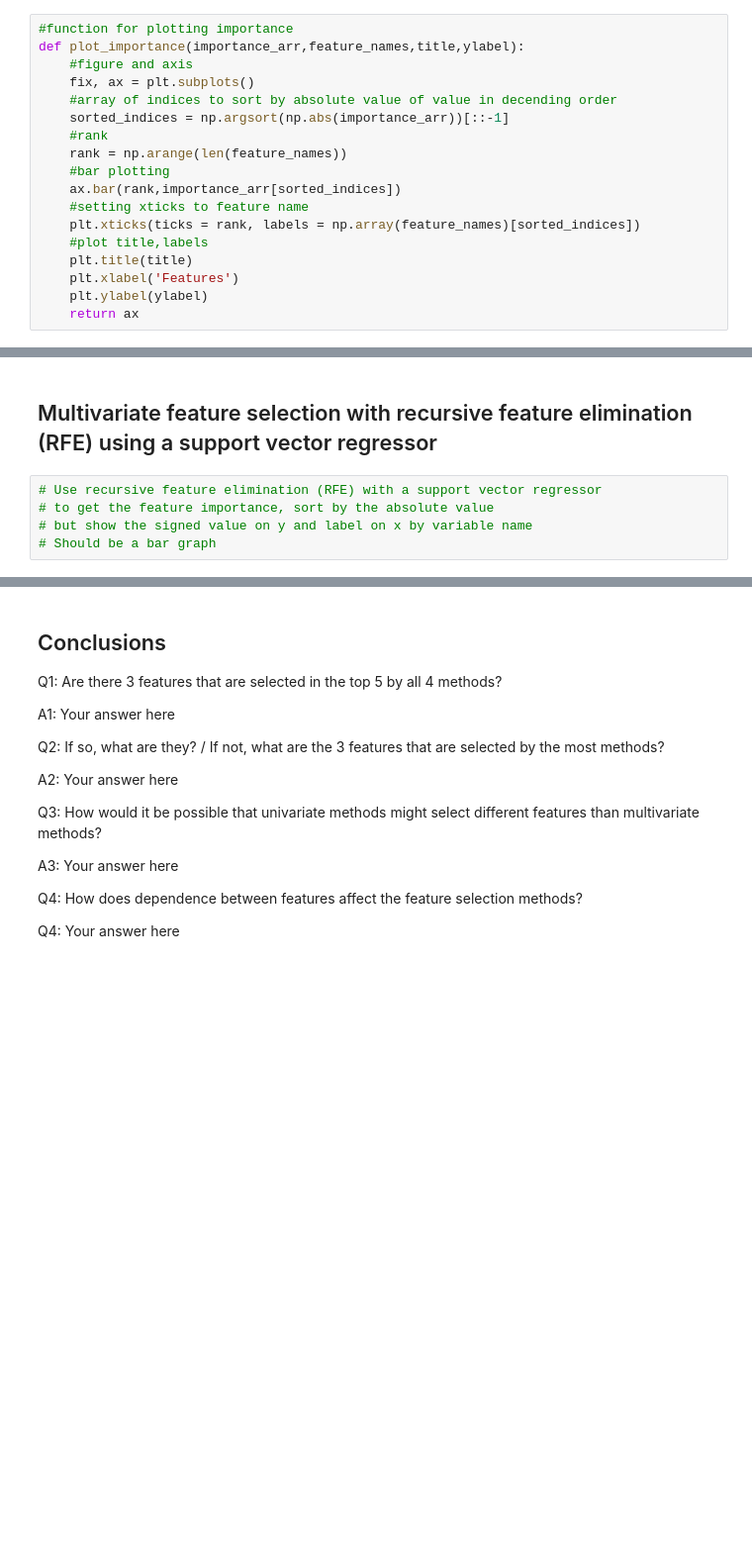
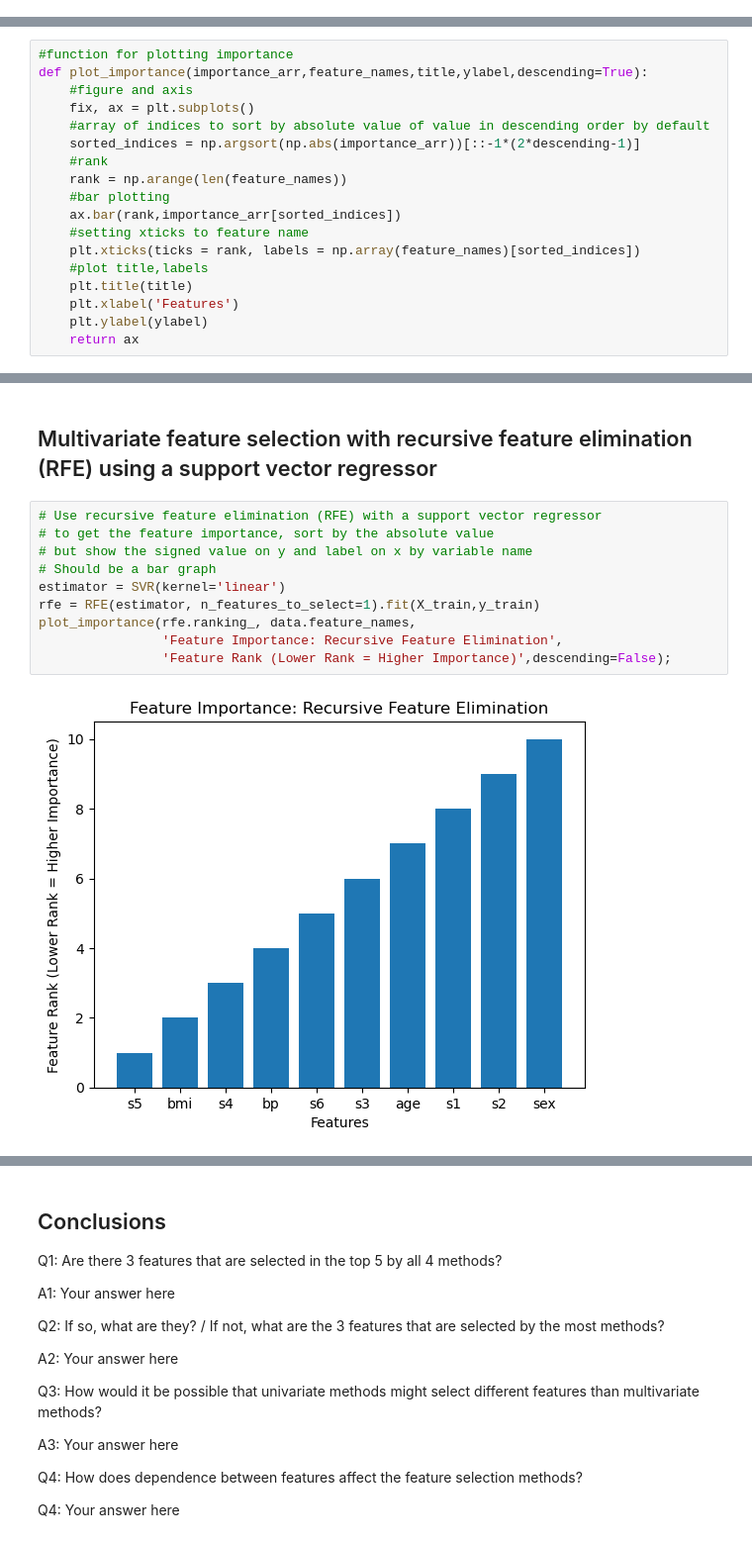
Before and after one commit to lau-allen/feature-selection-comparison, a Jupyter notebook: dsei2100s23hw4p3-feature-selection.ipynb, the cells around one changed output, grey strips where cells are left out. Shown at 99% size. Cells and saved outputs as stored; diff of their text form; blank space fills up the shorter version.

Commit message:
adjustments to plotting and printing functions; RFE

```diff
--- a/dsei2100s23hw4p3-feature-selection.ipynb
+++ b/dsei2100s23hw4p3-feature-selection.ipynb
@@ -52,18 +49,0 @@ from sklearn.svm import SVR
-# %%
-#function for plotting importance
-def plot_importance(importance_arr,feature_names,title,ylabel):
-    #figure and axis
-    fix, ax = plt.subplots()
-    #array of indices to sort by absolute value of value in decending order
-    sorted_indices = np.argsort(np.abs(importance_arr))[::-1]
-    #rank
-    rank = np.arange(len(feature_names))
-    #bar plotting
-    ax.bar(rank,importance_arr[sorted_indices])
-    #setting xticks to feature name
-    plt.xticks(ticks = rank, labels = np.array(feature_names)[sorted_indices])
-    #plot title,labels
-    plt.title(title)
-    plt.xlabel('Features')
-    plt.ylabel(ylabel)
-    return ax
@@ -79,0 +52,18 @@ def print_top5(importance_arr, feature_names,title):
+# %%
+#function for plotting importance
+def plot_importance(importance_arr,feature_names,title,ylabel,descending=True):
+    #figure and axis
+    fix, ax = plt.subplots()
+    #array of indices to sort by absolute value of value in descending order by default
+    sorted_indices = np.argsort(np.abs(importance_arr))[::-1*(2*descending-1)]
+    #rank
+    rank = np.arange(len(feature_names))
+    #bar plotting
+    ax.bar(rank,importance_arr[sorted_indices])
+    #setting xticks to feature name
+    plt.xticks(ticks = rank, labels = np.array(feature_names)[sorted_indices])
+    #plot title,labels
+    plt.title(title)
+    plt.xlabel('Features')
+    plt.ylabel(ylabel)
+    return ax
@@ -218,7 +221,14 @@ age : 0.083
 # %%
 # Use recursive feature elimination (RFE) with a support vector regressor
 # to get the feature importance, sort by the absolute value
 # but show the signed value on y and label on x by variable name
 # Should be a bar graph
+estimator = SVR(kernel='linear')
+rfe = RFE(estimator, n_features_to_select=1).fit(X_train,y_train)
+plot_importance(rfe.ranking_, data.feature_names,
+                'Feature Importance: Recursive Feature Elimination',
+                'Feature Rank (Lower Rank = Higher Importance)',descending=False);
+# %% [output]
+[figure, added]
 # %%
 # What are the top 5 features according to RFE with SVR?
```
Also changed, not shown: parts of 8 cells of this notebook.
